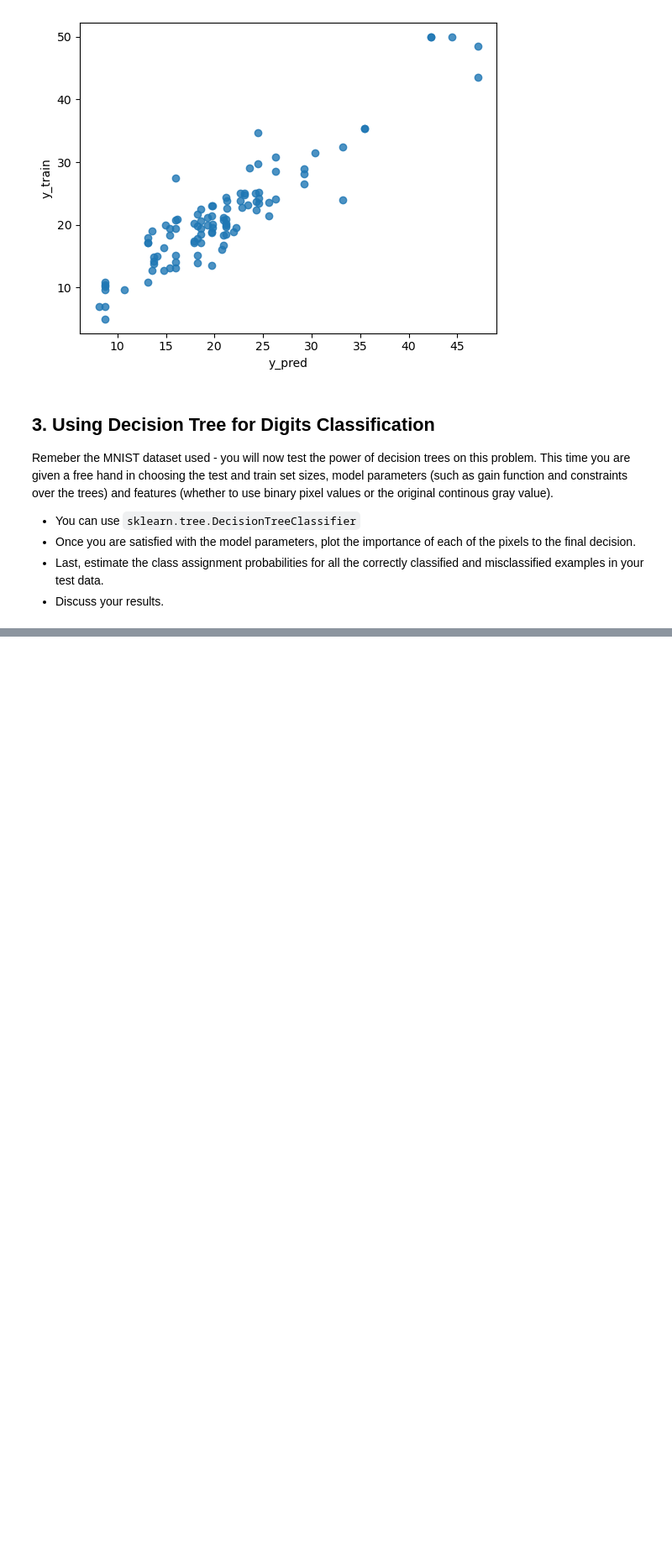
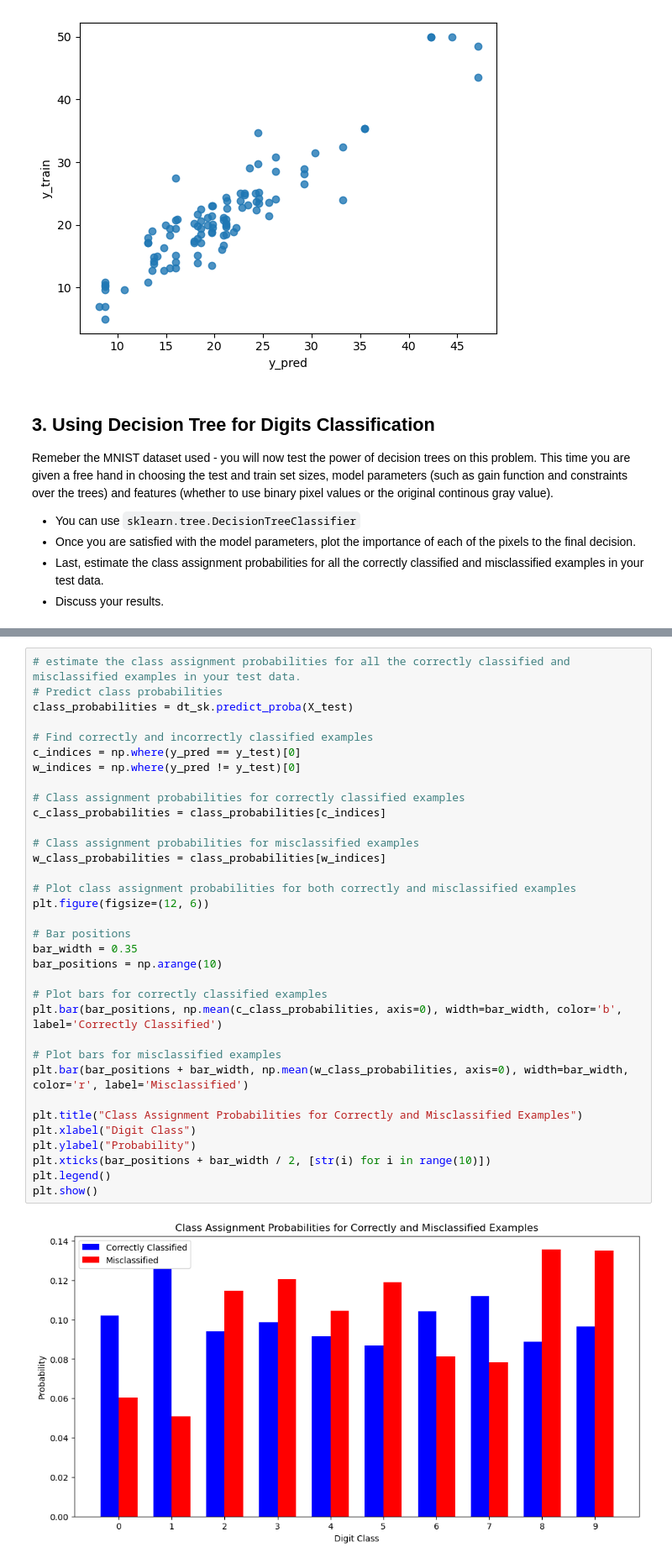
Before and after one commit to JaneAmi/YData_ML, a Jupyter notebook: HW4_DT/HW4_Decision_Trees.ipynb, the cells around one changed output, grey strips where cells are left out. Shown at 84% size. Drawn from its saved outputs; the diff is of its cells as text; blank space fills up the shorter version.

```diff
--- a/HW4_DT/HW4_Decision_Trees.ipynb
+++ b/HW4_DT/HW4_Decision_Trees.ipynb
@@ -311,0 +359,36 @@ This time you are given a free hand in choosing the test and train set sizes, mo
+# %%
+# estimate the class assignment probabilities for all the correctly classified and misclassified examples in your test data.
+# Predict class probabilities
+class_probabilities = dt_sk.predict_proba(X_test)
+
+# Find correctly and incorrectly classified examples
+c_indices = np.where(y_pred == y_test)[0]
+w_indices = np.where(y_pred != y_test)[0]
+
+# Class assignment probabilities for correctly classified examples
+c_class_probabilities = class_probabilities[c_indices]
+
+# Class assignment probabilities for misclassified examples
+w_class_probabilities = class_probabilities[w_indices]
+
+# Plot class assignment probabilities for both correctly and misclassified examples
+plt.figure(figsize=(12, 6))
+
+# Bar positions
+bar_width = 0.35
+bar_positions = np.arange(10)
+
+# Plot bars for correctly classified examples
+plt.bar(bar_positions, np.mean(c_class_probabilities, axis=0), width=bar_width, color='b', label='Correctly Classified')
+
+# Plot bars for misclassified examples
+plt.bar(bar_positions + bar_width, np.mean(w_class_probabilities, axis=0), width=bar_width, color='r', label='Misclassified')
+
+plt.title("Class Assignment Probabilities for Correctly and Misclassified Examples")
+plt.xlabel("Digit Class")
+plt.ylabel("Probability")
+plt.xticks(bar_positions + bar_width / 2, [str(i) for i in range(10)])
+plt.legend()
+plt.show()
+# %% [output]
+[figure, added]
```
Also changed, not shown: parts of 10 cells of this notebook.
